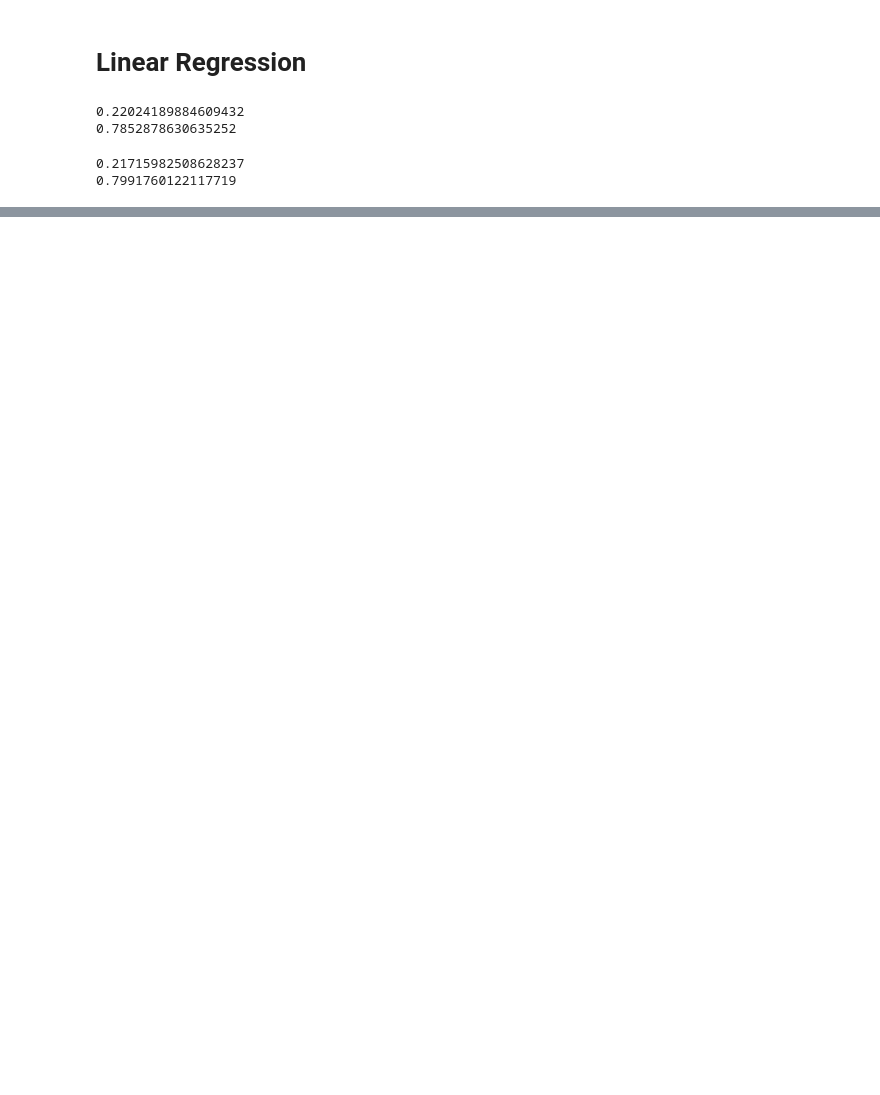
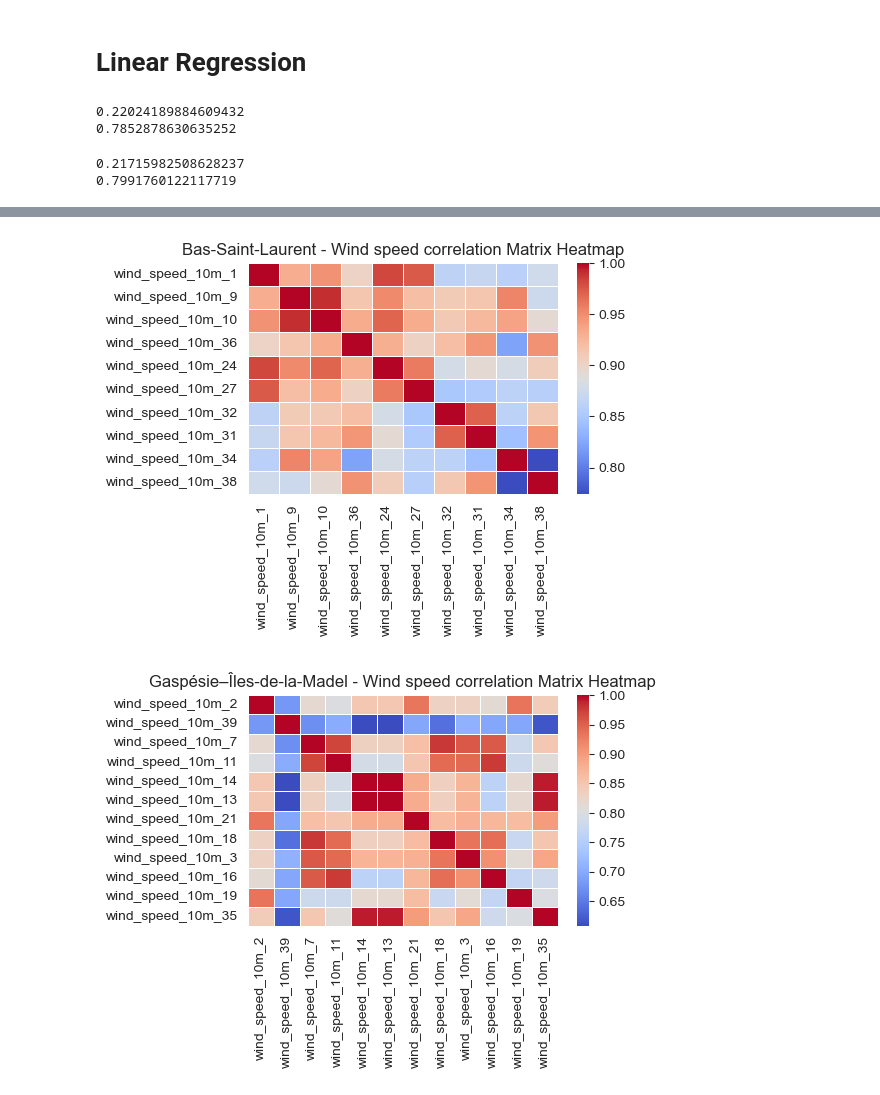
Before and after one commit to AndreaFodor/windPower, a Jupyter notebook: timeseriesModels/LinearRegression.ipynb, the cells around one changed output, grey strips where cells are left out. Saved outputs shown, nothing was run; the diff lists cells and outputs as text; code cells hidden in the pictures; blank space fills up the shorter version.

```diff
--- a/timeseriesModels/LinearRegression.ipynb
+++ b/timeseriesModels/LinearRegression.ipynb
@@ -141,0 +236,9 @@ daily[tempcols].corr(numeric_only=True,)
+# %%
+for reg in wc:
+    plt.figure(figsize=(5, 3)) # Adjust figure size as needed
+    sns.heatmap(wc[reg], annot=False, cmap='coolwarm', fmt=".2f", linewidths=.5)
+    plt.title(f'{reg} - Wind speed correlation Matrix Heatmap')
+    plt.show()
+# %% [output]
+[figure, added]
+[figure, added]
```
Also changed, not shown: parts of 19 cells of this notebook, 2 other files.
